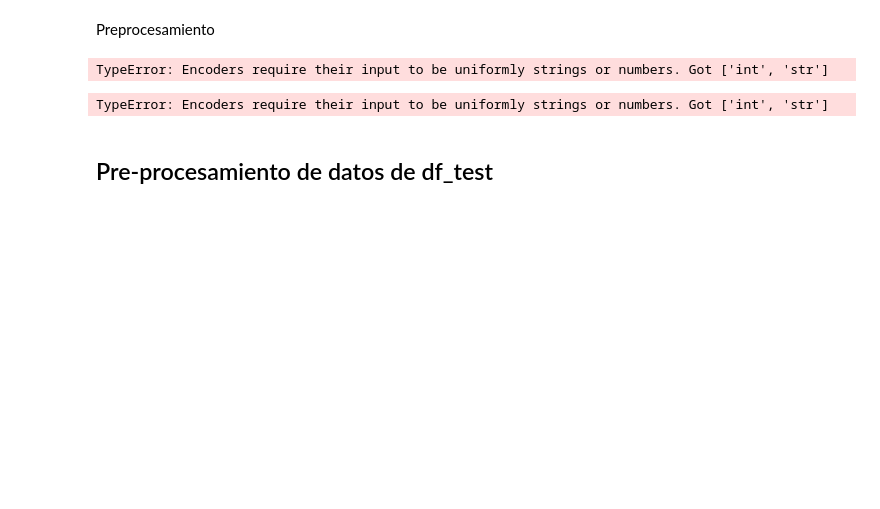
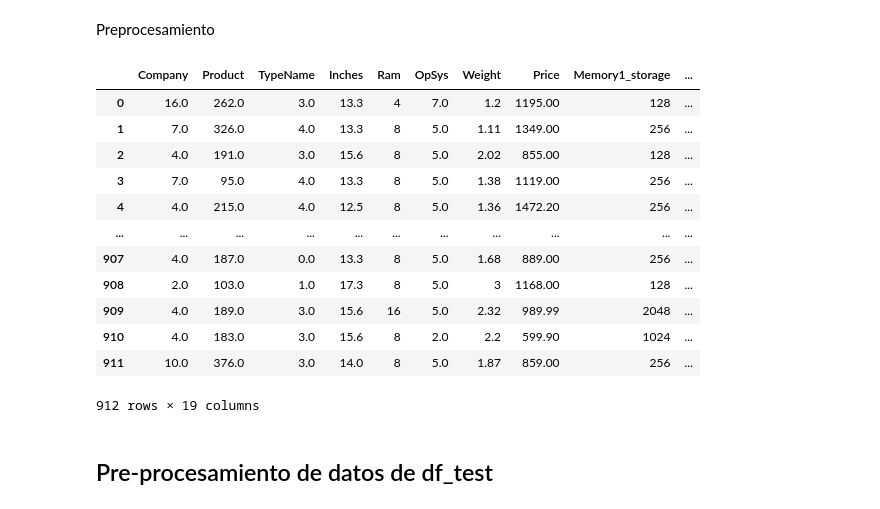
Before and after one commit to w-dan/ML-practica1, a Jupyter notebook: train_test.ipynb, the cells around one changed output. Drawn from its saved outputs; the diff is of its cells as text; code cells hidden in the pictures; blank space fills up the shorter version.

Commit message:
could not convert string to float

```diff
--- a/train_test.ipynb
+++ b/train_test.ipynb
@@ -228,55 +227,52 @@ array(['Toshiba', 'HP', 'Dell', 'Lenovo', 'Asus', 'Microsoft', 'Vero',
 # %% [markdown]
 Preprocesamiento
 # %%
-ordinal_encoder = Compose.ColumnTransformer(transformers=[
-    ("Company", OrdinalEncoder(), [0]),
-    ("Product", OrdinalEncoder(), [1]),
-    ("TypeName", OrdinalEncoder(), [2]),
-    ("Inches", "passthrough", [3]),
-    ("Ram", "passthrough", [4]),
-    ("OpSys", OrdinalEncoder(), [5]),
-    ("Weight", "passthrough", [6]),
-    ("Memory1_storage", "passthrough", [7]),
-    ("Memory1_type", OrdinalEncoder(), [8]),
-    ("Memory2_storage", "passthrough", [9]),
-    ("Memory2_type", OrdinalEncoder(), [10]),
-    ("Cpu_Company", OrdinalEncoder(), [11]),
-    ("Cpu_Model", OrdinalEncoder(), [12]),
-    ("Cpu_Frecuency", "passthrough", [13]),
-    ("Screen_Resolution", OrdinalEncoder(), [14]),
-    ("Screen_Technology", OrdinalEncoder(), [15]),
-    ("Gpu_Company", OrdinalEncoder(), [16]),
-    ("Gpu_Model", OrdinalEncoder(), [17])
-])
+oe = OrdinalEncoder();
+df_train[["Company", "Product", "TypeName", "OpSys", "Memory1_type", "Memory2_type", "Cpu_Company", "Cpu_Model", "Screen_Resolution", "Screen_Technology", "Gpu_Company", "Gpu_Model"]] = oe.fit_transform(df_train[["Company", "Product", "TypeName", "OpSys", "Memory1_type", "Memory2_type", "Cpu_Company", "Cpu_Model", "Screen_Resolution", "Screen_Technology", "Gpu_Company", "Gpu_Model"]])
 
 min_max_esclaer = Compose.ColumnTransformer(transformers=[
     ("Company", MinMaxScaler(), [0]),
     #("Product", MinMaxScaler(), [1]),
     ("TypeName", MinMaxScaler(), [2]),
     ("Inches", MinMaxScaler(), [3]),
     ("Ram", MinMaxScaler(), [4]),
     ("OpSys", MinMaxScaler(), [5]),
     ("Weight", MinMaxScaler(), [6]),
     ("Memory1_storage", MinMaxScaler(), [7]),
     ("Memory1_type", MinMaxScaler(), [8]),
     ("Memory2_storage", MinMaxScaler(), [9]),
     ("Memory2_type", MinMaxScaler(), [10]),
     ("Cpu_Company", MinMaxScaler(), [11]),
     ("Cpu_Model", MinMaxScaler(), [12]),
     ("Cpu_Frecuency", MinMaxScaler(), [13]),
     ("Screen_Resolution", MinMaxScaler(), [14]),
     ("Screen_Technology", MinMaxScaler(), [15]),
     ("Gpu_Company", MinMaxScaler(), [16]),
     ("Gpu_Model", MinMaxScaler(), [17])
 ])
+
+
+min_max_esclaer.fit_transform(df_train)
+
+df_train
+# %% [output]
+|  | Company | Product | TypeName | Inches | Ram | OpSys | Weight | Price | Memory1_storage | ... |
+| 0 | 16.0 | 262.0 | 3.0 | 13.3 | 4 | 7.0 | 1.2 | 1195.00 | 128 | ... |
+| 1 | 7.0 | 326.0 | 4.0 | 13.3 | 8 | 5.0 | 1.11 | 1349.00 | 256 | ... |
+| 2 | 4.0 | 191.0 | 3.0 | 15.6 | 8 | 5.0 | 2.02 | 855.00 | 128 | ... |
+| 3 | 7.0 | 95.0 | 4.0 | 13.3 | 8 | 5.0 | 1.38 | 1119.00 | 256 | ... |
+| 4 | 4.0 | 215.0 | 4.0 | 12.5 | 8 | 5.0 | 1.36 | 1472.20 | 256 | ... |
+| ... | ... | ... | ... | ... | ... | ... | ... | ... | ... | ... |
+| 907 | 4.0 | 187.0 | 0.0 | 13.3 | 8 | 5.0 | 1.68 | 889.00 | 256 | ... |
+| 908 | 2.0 | 103.0 | 1.0 | 17.3 | 8 | 5.0 | 3 | 1168.00 | 128 | ... |
+| 909 | 4.0 | 189.0 | 3.0 | 15.6 | 16 | 5.0 | 2.32 | 989.99 | 2048 | ... |
+| 910 | 4.0 | 183.0 | 3.0 | 15.6 | 8 | 2.0 | 2.2 | 599.90 | 1024 | ... |
+| 911 | 10.0 | 376.0 | 3.0 | 14.0 | 8 | 5.0 | 1.87 | 859.00 | 256 | ... |
+912 rows × 19 columns
 # %%
-X = ordinal_encoder.fit_transform(df_train.to_numpy())
+#X = ordinal_encoder.fit_transform(df_train.to_numpy())
-# %% [output]
-TypeError: Encoders require their input to be uniformly strings or numbers. Got ['int', 'str']
 # %%
-df_train = min_max_esclaer.fit_transform(df_train)
+#df_train = min_max_esclaer.fit_transform(df_train)
-# %% [output]
-TypeError: Encoders require their input to be uniformly strings or numbers. Got ['int', 'str']
 # %% [markdown]
 ## Pre-procesamiento de datos de df_test
 # %%
```
Also changed, not shown: parts of 13 cells of this notebook.
